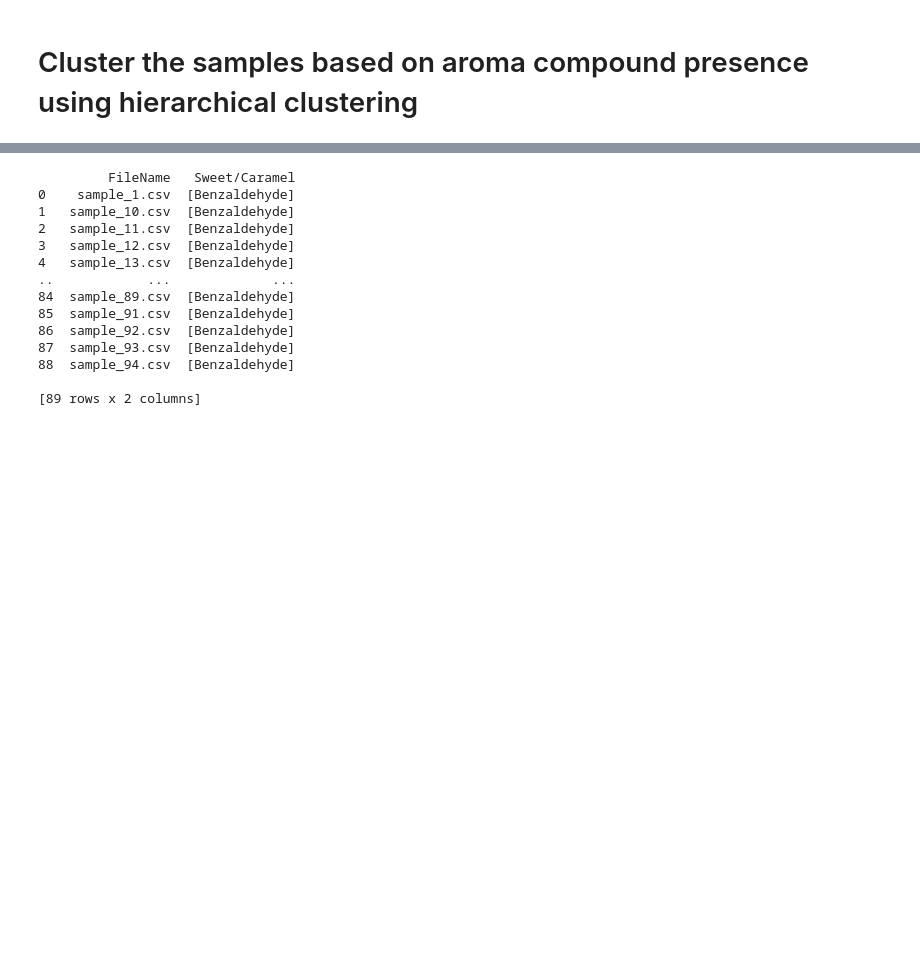
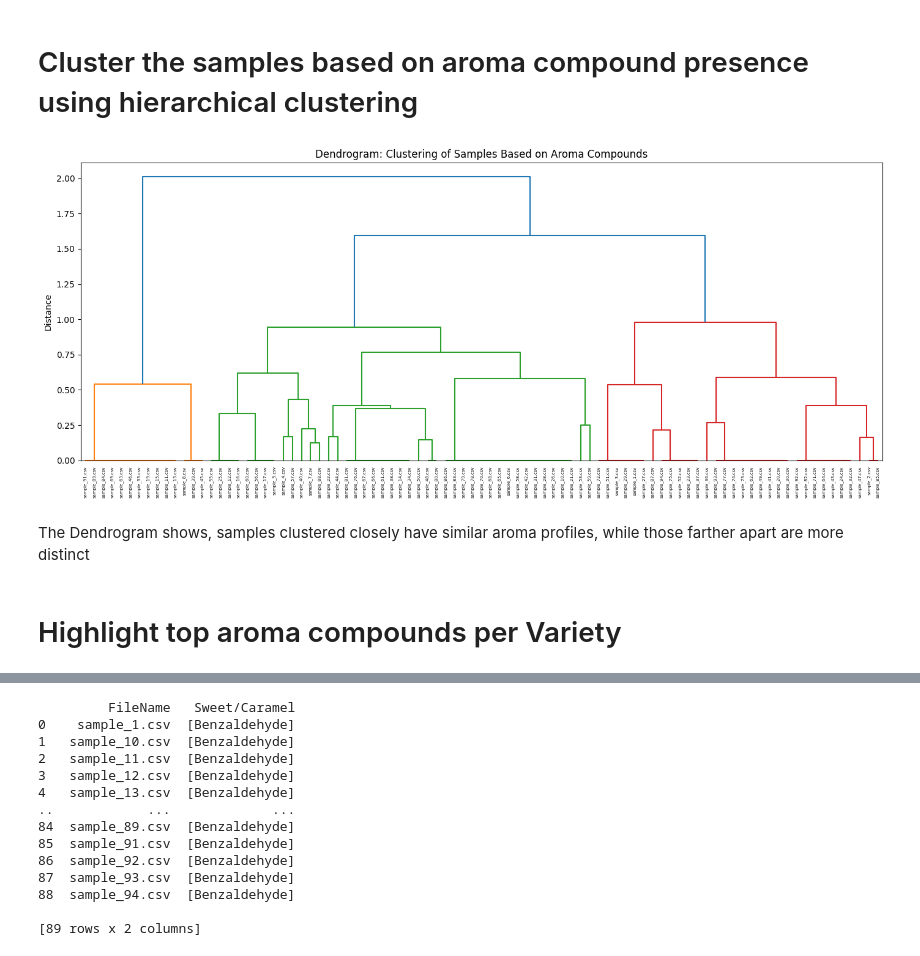
Before and after one commit to Fatemeh1362/internship, a Jupyter notebook: compound_analysis.ipynb, the cells around one changed output, grey strips where cells are left out. Drawn from its saved outputs; the diff is of its cells as text; code cells hidden in the pictures; blank space fills up the shorter version.

Commit message:
Update compound_analysis.ipynb
Getting the similarity in samples(varieties) in terms of their compounds.

```diff
--- a/compound_analysis.ipynb
+++ b/compound_analysis.ipynb
@@ -309,3 +309,21 @@ plt.show()
 [figure]
 # %% [markdown]
 # Cluster the samples based on aroma compound presence using hierarchical clustering
+# %%
+
+# 4 Hierarchical clustering of samples
+distance_matrix = pdist(presence_matrix.values, metric='jaccard')
+linkage_matrix = linkage(distance_matrix, method='ward')
+
+plt.figure(figsize=(14, 6))
+dendrogram(linkage_matrix, labels=presence_matrix.index, leaf_rotation=90)
+plt.title("Dendrogram: Clustering of Samples Based on Aroma Compounds")
+plt.ylabel("Distance")
+plt.tight_layout()
+plt.show()
+# %% [output]
+[figure, added]
+# %% [markdown]
+The Dendrogram shows, samples clustered closely have similar aroma profiles, while those farther apart are more distinct
+# %% [markdown]
+# Highlight top aroma compounds per Variety
```
Also changed, not shown: parts of 3 cells of this notebook.
